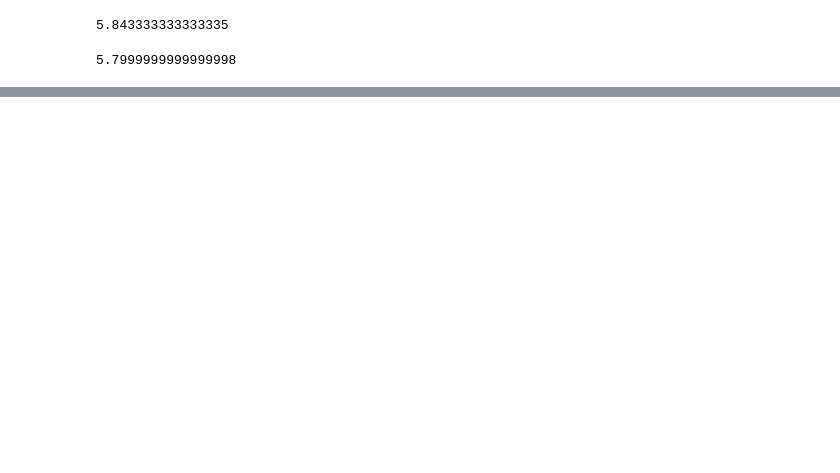
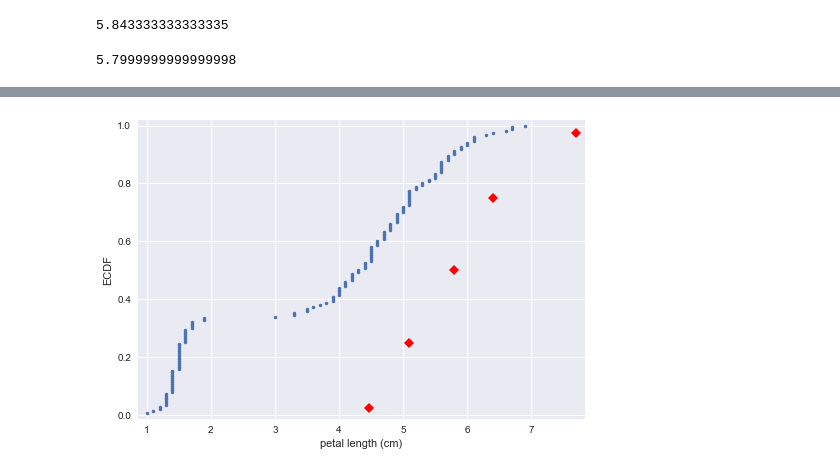
Before and after one commit to andy86z/Data-Camp-Notes, a Jupyter notebook: Statistical Thinking in Python (Part 1)/Quantitative exploratory data analysis.ipynb, the cells around one changed output, grey strips where cells are left out. Saved outputs shown, nothing was run; the diff lists cells and outputs as text; code cells hidden in the pictures; blank space fills up the shorter version.

```diff
--- a/Statistical Thinking in Python (Part 1)/Quantitative exploratory data analysis.ipynb
+++ b/Statistical Thinking in Python (Part 1)/Quantitative exploratory data analysis.ipynb
@@ -41,0 +37,2 @@ iris.head()
+# %%
+iris['species'] = iris.species.map({'Iris-setosa': 'setosa', 'Iris-versicolor': 'versicolor','Iris-virginica':'virginica'})
@@ -47,3 +53,9 @@ np.mean(iris.sepal_length)
 np.median(iris.sepal_length)
 # %% [output]
 5.7999999999999998
+# %%
+percentile_list = np.array([2.5, 25, 50, 75, 97.5])
+
+ptiles_vers = np.percentile(iris.sepal_length, percentile_list)
+
+print(ptiles_vers)
@@ -49,0 +69,20 @@ np.median(iris.sepal_length)
+# %%
+# Create ECDF
+x_vers = np.sort(iris['petal_length'])
+y_vers = np.arange(1, len(x_vers) + 1) / len(x_vers)
+
+
+# Plot the ECDF
+_ = plt.plot(x_vers, y_vers, '.')
+plt.margins(0.02)
+_ = plt.xlabel('petal length (cm)')
+_ = plt.ylabel('ECDF')
+
+# Overlay percentiles as red diamonds.
+_ = plt.plot(ptiles_vers, percentile_list/100, marker='D', color='red',
+         linestyle='none')
+
+# Show the plot
+plt.show()
+# %% [output]
+[figure, added]
```
Also changed, not shown: parts of 19 cells of this notebook.
